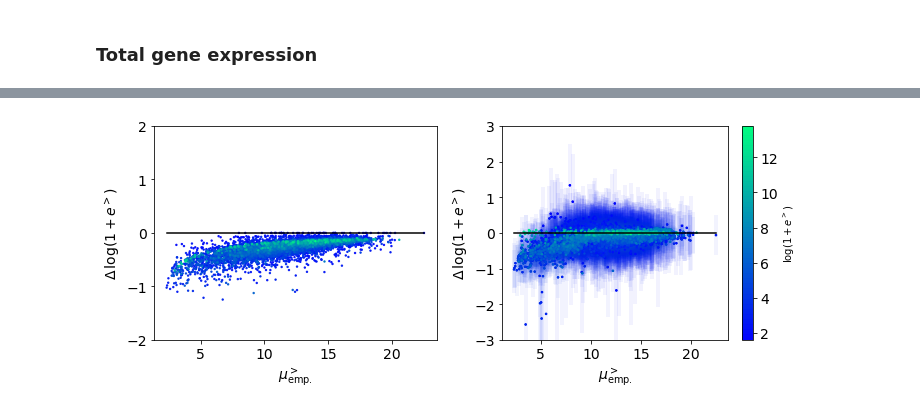
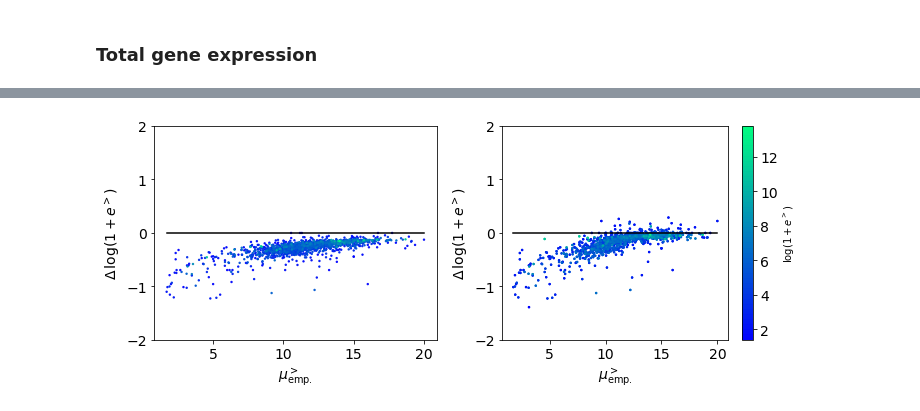
Before and after one commit to broadinstitute/CellBender, a Jupyter notebook: proto/chimera/notebooks/robustness_to_downsampling.ipynb, the cells around one changed output, grey strips where cells are left out. Saved outputs shown, nothing was run; the diff lists cells and outputs as text; code cells hidden in the pictures.

```diff
--- a/proto/chimera/notebooks/robustness_to_downsampling.ipynb
+++ b/proto/chimera/notebooks/robustness_to_downsampling.ipynb
@@ -49,19 +54,11 @@ root = '/home/jupyter/data/10x/out/'
 original_dataset_name = 'pbmc4k'
 downsampled_dataset_name = 'pbmc4k_ss_rate_0.25'
 
-# original_suffix = 'alpha_0.0__beta_0.5__default_gene_filters__rc'
-# downsampled_suffix = 'alpha_0.0__beta_0.5__default_gene_filters__rc'
-
-original_suffix = 'alpha_0.0__beta_0.5__default_gene_filters__rc_poisson_proper'
-downsampled_suffix = 'alpha_0.0__beta_0.5__default_gene_filters__rc_poisson_proper'
-
-# original_suffix = 'alpha_0.0__beta_0.5__expr_small_ladder_test__poisson_proper'
-# downsampled_suffix = 'alpha_0.0__beta_0.5__expr_small_ladder_test__poisson_proper'
+original_suffix = 'alpha_0.0__beta_0.5__expr_ladder_test__exact_no_sum_gaussian'
+downsampled_suffix = 'alpha_0.0__beta_0.5__expr_ladder_test__exact_no_sum_gaussian'
 
 original_output_root = os.path.join(root, original_dataset_name + '__' + original_suffix)
 downsampled_output_root = os.path.join(root, downsampled_dataset_name + '__' + downsampled_suffix)
-
-
 
 # mutual genes between the two count matrices
 enable_default_filters = False
@@ -93,16 +90,14 @@ downsampled_gene_idx_lookup = [
 # load inferred counts
 original_e_hi_map = np.load(os.path.join(original_output_root, 'e_hi_map.npy'))
 original_e_hi_map = np.sum(original_e_hi_map[:, original_gene_idx_lookup], axis=0)
-original_e_hi_var = np.load(os.path.join(original_output_root, 'e_hi_var.npy'))
-original_e_hi_var = np.sum(original_e_hi_var[:, original_gene_idx_lookup], axis=0)
-original_e_hi_std = np.sqrt(original_e_hi_var)
-original_e_hi_ci_upper = original_e_hi_map + original_e_hi_std
-original_e_hi_ci_lower = np.maximum(original_e_hi_map - original_e_hi_std, 0)
+original_e_hi_std = np.load(os.path.join(original_output_root, 'e_hi_std.npy'))
+original_e_hi_std = np.sqrt(np.sum(np.power(original_e_hi_std[:, original_gene_idx_lookup], 2), axis=0))
+original_e_hi_mean = np.load(os.path.join(original_output_root, 'e_hi_mean.npy'))
+original_e_hi_mean = np.sum(original_e_hi_mean[:, original_gene_idx_lookup], axis=0)
 
 downsampled_e_hi_map = np.load(os.path.join(downsampled_output_root, 'e_hi_map.npy'))
 downsampled_e_hi_map = np.sum(downsampled_e_hi_map[:, downsampled_gene_idx_lookup], axis=0)
-downsampled_e_hi_var = np.load(os.path.join(original_output_root, 'e_hi_var.npy'))
-downsampled_e_hi_var = np.sum(downsampled_e_hi_var[:, downsampled_gene_idx_lookup], axis=0)
-downsampled_e_hi_std = np.sqrt(downsampled_e_hi_var)
-downsampled_e_hi_ci_upper = downsampled_e_hi_map + downsampled_e_hi_std
-downsampled_e_hi_ci_lower = np.maximum(downsampled_e_hi_map - downsampled_e_hi_std, 0)
+downsampled_e_hi_std = np.load(os.path.join(original_output_root, 'e_hi_std.npy'))
+downsampled_e_hi_std = np.sqrt(np.sum(np.power(downsampled_e_hi_std[:, original_gene_idx_lookup], 2), axis=0))
+downsampled_e_hi_mean = np.load(os.path.join(downsampled_output_root, 'e_hi_mean.npy'))
+downsampled_e_hi_mean = np.sum(downsampled_e_hi_mean[:, downsampled_gene_idx_lookup], axis=0)
@@ -235,37 +228,37 @@ ax.set_ylabel(r'$\Delta\,\log(1+e^>)$', fontsize=14)
 ax.set_xlabel(r'$\mu^>_\mathrm{emp.}$', fontsize=14)
 
 ax = axs[1]
 delta_mean = np.log1p(downsampled_e_hi_map) - np.log1p(original_e_hi_map)
-delta_var = (downsampled_e_hi_var / np.power(1 + downsampled_e_hi_map, 2) +
-             original_e_hi_var / np.power(1 + original_e_hi_map, 2))
+delta_var = (np.power(downsampled_e_hi_std, 2) / np.power(1 + downsampled_e_hi_map, 2) +
+             np.power(original_e_hi_std, 2) / np.power(1 + original_e_hi_map, 2))
 delta_std = np.sqrt(delta_var)
 
 sc = ax.scatter(sc_fingerprint_datastore.empirical_fsd_mu_hi[::-1],
                 delta_mean[::-1],
                 c=np.log1p(original_e_hi_map)[::-1],
                 s=markersize, alpha=alpha, cmap=cmap)
 
 n_genes = sc_fingerprint_datastore.empirical_fsd_mu_hi.size
 make_error_boxes(
     ax,
     sc_fingerprint_datastore.empirical_fsd_mu_hi[::-1],
     delta_mean[::-1],
-    0.2 * np.ones((2, n_genes)),
-    2 * np.vstack((delta_std[::-1], delta_std[::-1])),
+    0 * np.ones((2, n_genes)),
+    3 * np.vstack((delta_std[::-1], delta_std[::-1])),
     np.log1p(original_e_hi_map)[::-1],
-    alpha=0.05, pointsize=markersize)
+    alpha=0.2, pointsize=markersize)
 
 
-ax.set_ylim((-3, 3))
+ax.set_ylim((-2, 2))
 _min, _max = (np.min(sc_fingerprint_datastore.empirical_fsd_mu_hi),
               np.max(sc_fingerprint_datastore.empirical_fsd_mu_hi))
 ax.plot([_min, _max], [0.0, 0.0], '-', color='black', alpha=1)
 ax.set_ylabel(r'$\Delta\,\log(1+e^>)$', fontsize=14)
 ax.set_xlabel(r'$\mu^>_\mathrm{emp.}$', fontsize=14)
 
 cbar = plt.colorbar(sc)
 cbar.set_label(r'$\log(1 + e^>)$')
 
 plt.tight_layout()
 # %% [output]
-[figure, old version]
+[figure, new version]
```
Also changed, not shown: parts of 5 cells of this notebook, 1 other file.
